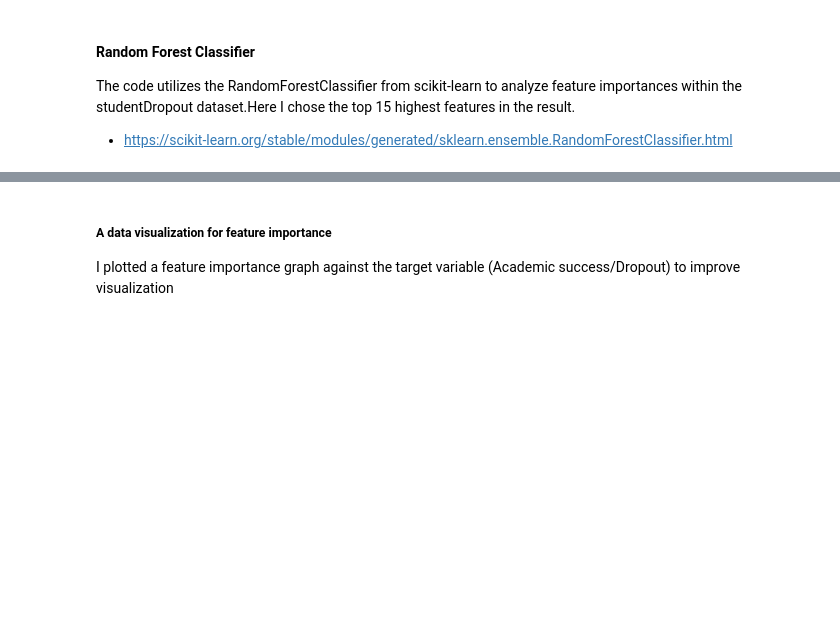
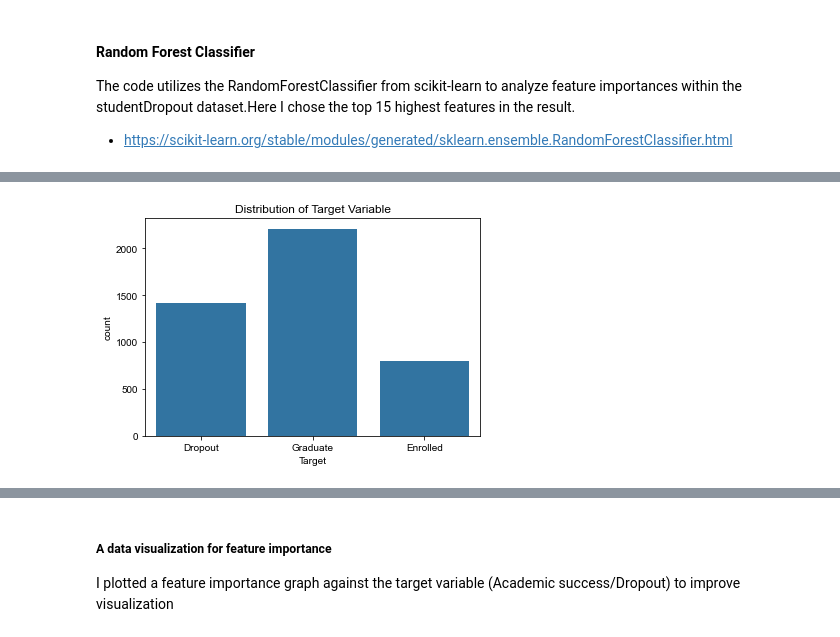
Before and after one commit to Henry-0810/Data-Analysis, a Jupyter notebook: Project/DropOutRate.ipynb, the cells around one changed output, grey strips where cells are left out. Cells and saved outputs as stored; diff of their text form; code cells hidden in the pictures; blank space fills up the shorter version.

```diff
--- a/Project/DropOutRate.ipynb
+++ b/Project/DropOutRate.ipynb
@@ -126,0 +137,10 @@ student_dropout_top15
+# %%
+import seaborn as sns
+import matplotlib.pyplot as plt
+
+# Check if dataset is balance
+sns.countplot(data=student_dropout_top15, x='Target')
+plt.title('Distribution of Target Variable')
+plt.show()
+# %% [output]
+[figure, added]
```
Also changed, not shown: parts of 51 cells of this notebook.
